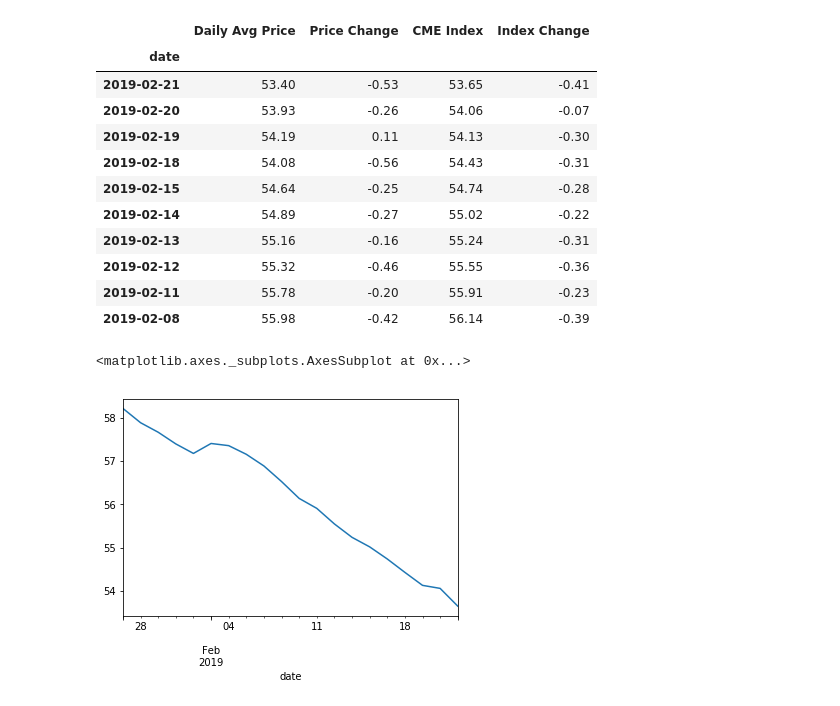
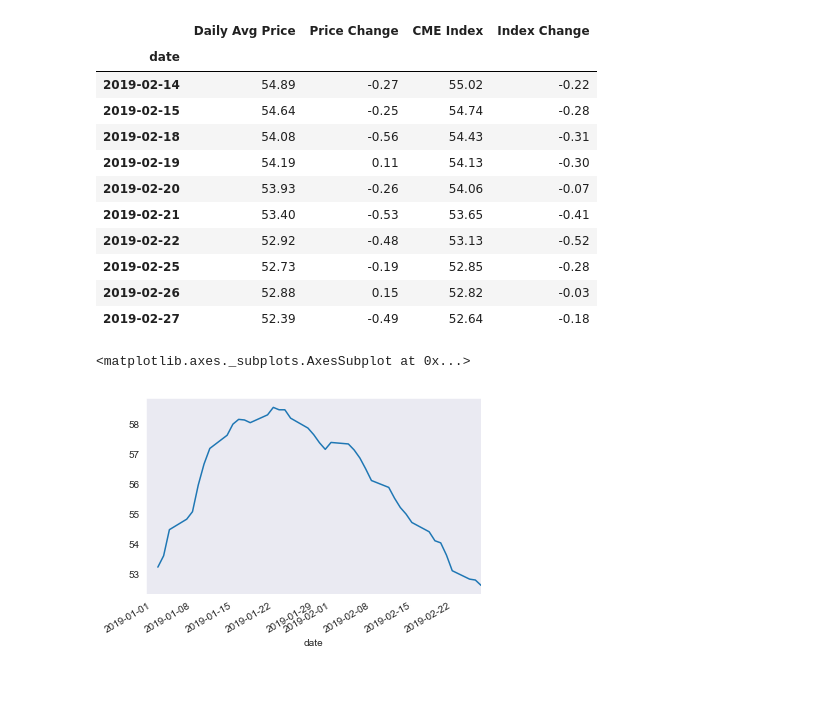
Before and after one commit to kirkedev/mpr, a Jupyter notebook: cash_prices.ipynb, the cells around one changed output. Cells and saved outputs as stored; diff of their text form; code cells hidden in the pictures.

Commit message:
Add seaborn

```diff
--- a/cash_prices.ipynb
+++ b/cash_prices.ipynb
@@ -1,29 +1,32 @@
 # %%
+%matplotlib inline
+import seaborn as sns
+sns.set_style("dark")
+
 from datetime import date
-from mpr.cash_prices.report import get_cash_prices
+from mpr.reports.cash_index import get_cash_prices
+
 cash_prices = await get_cash_prices(date(2019, 1, 1))
 # %%
 # What were the average prices for the last 10 days?
-last10 = cash_prices[['Daily Avg Price', 'Price Change', 'CME Index', 'Index Change']].tail(10)
-last10[::-1]
+cash_prices[['Daily Avg Price', 'Price Change', 'CME Index', 'Index Change']].tail(10)
 # %% [output]
 |  | Daily Avg Price | Price Change | CME Index | Index Change |
 | date |  |  |  |  |
+| 2019-02-14 | 54.89 | -0.27 | 55.02 | -0.22 |
+| 2019-02-15 | 54.64 | -0.25 | 54.74 | -0.28 |
+| 2019-02-18 | 54.08 | -0.56 | 54.43 | -0.31 |
+| 2019-02-19 | 54.19 | 0.11 | 54.13 | -0.30 |
+| 2019-02-20 | 53.93 | -0.26 | 54.06 | -0.07 |
 | 2019-02-21 | 53.40 | -0.53 | 53.65 | -0.41 |
-| 2019-02-20 | 53.93 | -0.26 | 54.06 | -0.07 |
-| 2019-02-19 | 54.19 | 0.11 | 54.13 | -0.30 |
-| 2019-02-18 | 54.08 | -0.56 | 54.43 | -0.31 |
-| 2019-02-15 | 54.64 | -0.25 | 54.74 | -0.28 |
-| 2019-02-14 | 54.89 | -0.27 | 55.02 | -0.22 |
-| 2019-02-13 | 55.16 | -0.16 | 55.24 | -0.31 |
-| 2019-02-12 | 55.32 | -0.46 | 55.55 | -0.36 |
-| 2019-02-11 | 55.78 | -0.20 | 55.91 | -0.23 |
-| 2019-02-08 | 55.98 | -0.42 | 56.14 | -0.39 |
+| 2019-02-22 | 52.92 | -0.48 | 53.13 | -0.52 |
+| 2019-02-25 | 52.73 | -0.19 | 52.85 | -0.28 |
+| 2019-02-26 | 52.88 | 0.15 | 52.82 | -0.03 |
+| 2019-02-27 | 52.39 | -0.49 | 52.64 | -0.18 |
 # %%
-%matplotlib inline
-# Plot the last 20 days of CME Index on a chart
-cash_prices.tail(20).get('CME Index').plot()
+# Plot the CME Index on a chart
+cash_prices.get('CME Index').plot()
 # %% [output]
 <matplotlib.axes._subplots.AxesSubplot at 0x...>
-[figure, old version]
+[figure, new version]
 # %%
```
Also changed, not shown: parts of 1 cell of this notebook, 1 other file.
